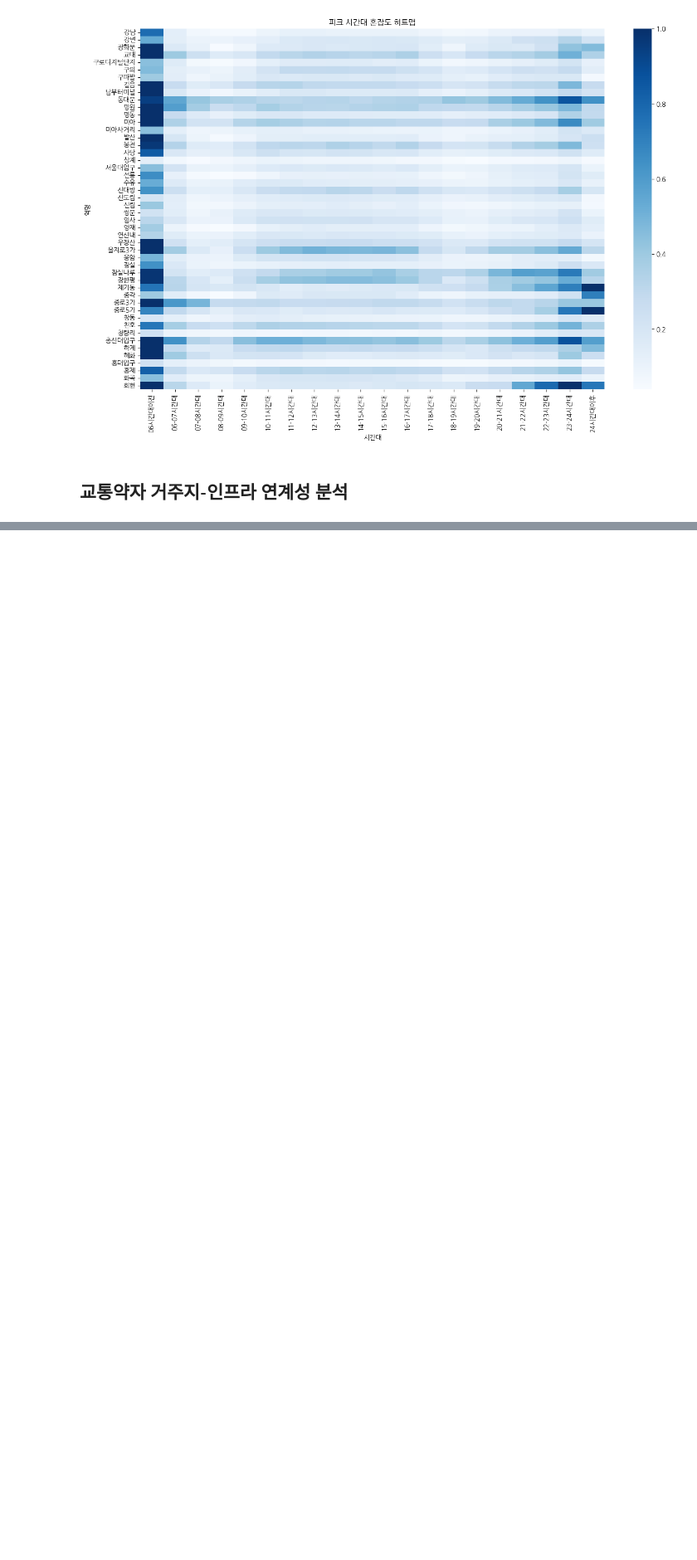
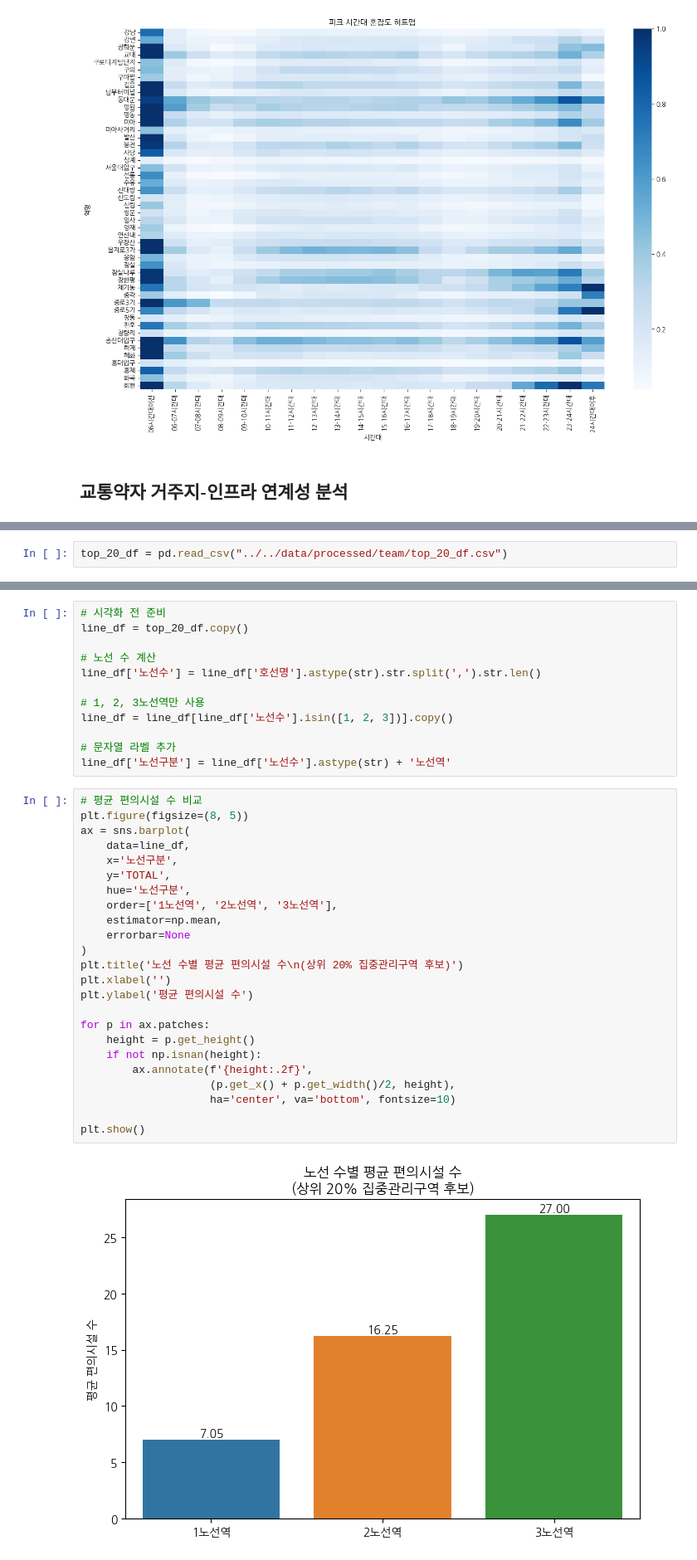
Before and after one commit to JsunXCIX/sprint-p1-basic, a Jupyter notebook: notebooks/team/team7_total_code.ipynb, the cells around one changed output, grey strips where cells are left out. Shown at 83% size. Drawn from its saved outputs; the diff is of its cells as text; blank space fills up the shorter version.

```diff
--- a/notebooks/team/team7_total_code.ipynb
+++ b/notebooks/team/team7_total_code.ipynb
@@ -2044,0 +2324,2 @@ plt.show()
+# %%
+top_20_df = pd.read_csv("../../data/processed/team/top_20_df.csv")
@@ -2044,0 +2407,38 @@ plt.show()
+# %%
+# 시각화 전 준비
+line_df = top_20_df.copy()
+
+# 노선 수 계산
+line_df['노선수'] = line_df['호선명'].astype(str).str.split(',').str.len()
+
+# 1, 2, 3노선역만 사용
+line_df = line_df[line_df['노선수'].isin([1, 2, 3])].copy()
+
+# 문자열 라벨 추가
+line_df['노선구분'] = line_df['노선수'].astype(str) + '노선역'
+# %%
+# 평균 편의시설 수 비교
+plt.figure(figsize=(8, 5))
+ax = sns.barplot(
+    data=line_df,
+    x='노선구분',
+    y='TOTAL',
+    hue='노선구분',
+    order=['1노선역', '2노선역', '3노선역'],
+    estimator=np.mean,
+    errorbar=None
+)
+plt.title('노선 수별 평균 편의시설 수\n(상위 20% 집중관리구역 후보)')
+plt.xlabel('')
+plt.ylabel('평균 편의시설 수')
+
+for p in ax.patches:
+    height = p.get_height()
+    if not np.isnan(height):
+        ax.annotate(f'{height:.2f}',
+                    (p.get_x() + p.get_width()/2, height),
+                    ha='center', va='bottom', fontsize=10)
+
+plt.show()
+# %% [output]
+[figure, added]
```
Also changed, not shown: parts of 56 cells of this notebook.
